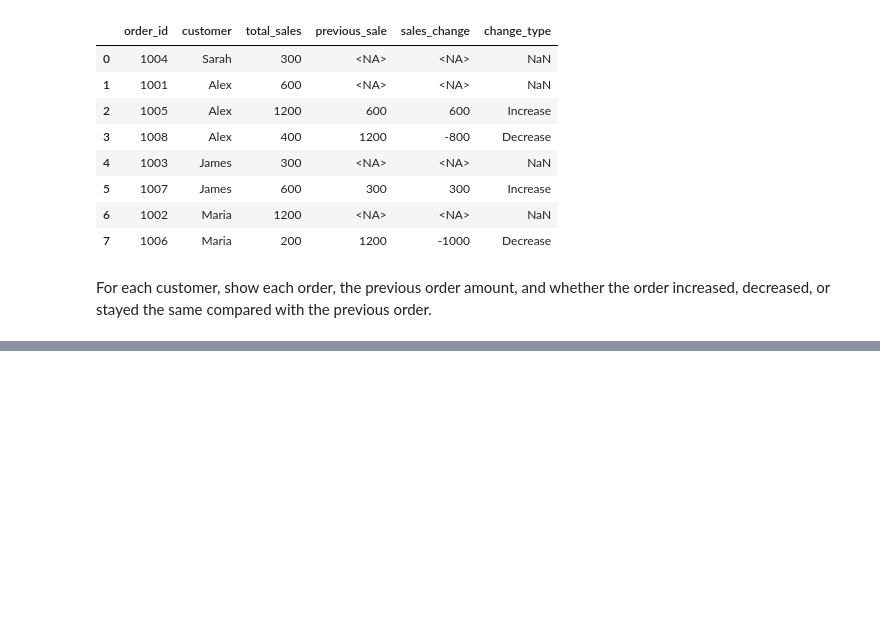
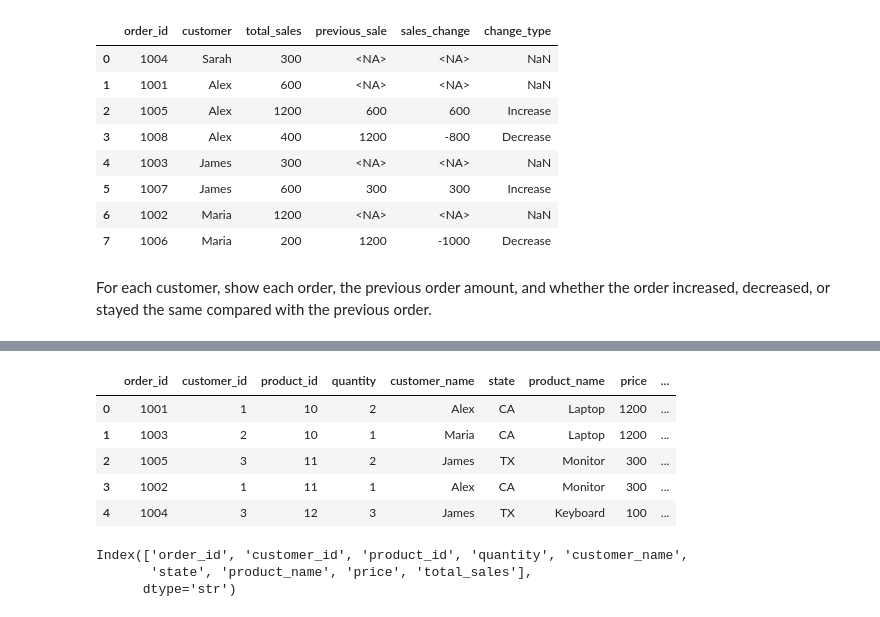
Before and after one commit to Gibbsu/30_day_ds_de, a Jupyter notebook: notebooks/day_03_window_functions.ipynb, the cells around one changed output, grey strips where cells are left out. Drawn from its saved outputs; the diff is of its cells as text; code cells hidden in the pictures; blank space fills up the shorter version.

Commit message:
Complete Day 4 date analysis and data quality checks

```diff
--- a/notebooks/day_03_window_functions.ipynb
+++ b/notebooks/day_03_window_functions.ipynb
@@ -429,0 +440,16 @@ display(result)
+# %%
+project_sales = pd.read_csv("../data/sales_analysis_clean.csv")
+display(project_sales)
+# %% [output]
+|  | order_id | customer_id | product_id | quantity | customer_name | state | product_name | price | ... |
+| 0 | 1001 | 1 | 10 | 2 | Alex | CA | Laptop | 1200 | ... |
+| 1 | 1003 | 2 | 10 | 1 | Maria | CA | Laptop | 1200 | ... |
+| 2 | 1005 | 3 | 11 | 2 | James | TX | Monitor | 300 | ... |
+| 3 | 1002 | 1 | 11 | 1 | Alex | CA | Monitor | 300 | ... |
+| 4 | 1004 | 3 | 12 | 3 | James | TX | Keyboard | 100 | ... |
+# %%
+project_sales.columns
+# %% [output]
+Index(['order_id', 'customer_id', 'product_id', 'quantity', 'customer_name',
+       'state', 'product_name', 'price', 'total_sales'],
+      dtype='str')
```
Also changed, not shown: parts of 9 cells of this notebook, 2 other files.
